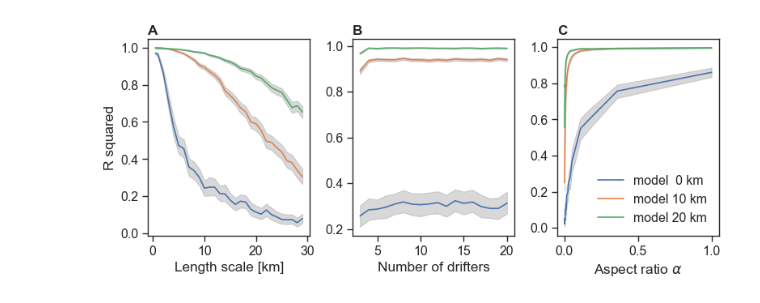
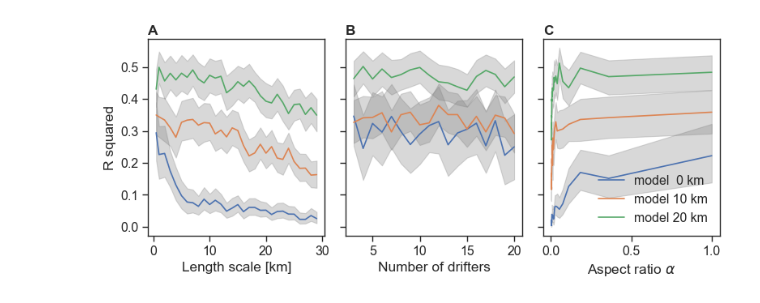
Before and after one commit to sessink/velocity_gradients, a Jupyter notebook: src/ipynb/plot_sensitivity.ipynb, the cells around one changed output. Saved outputs shown, nothing was run; the diff lists cells and outputs as text; code cells hidden in the pictures.

```diff
--- a/src/ipynb/plot_sensitivity.ipynb
+++ b/src/ipynb/plot_sensitivity.ipynb
@@ -31,41 +28,41 @@ lengthfile = data_path+'psom/sensitivity_length.feather'
 numberfile = data_path+'psom/sensitivity_number.feather'
 aspectfile = data_path+'psom/sensitivity_aspect.feather'
 # %%
-f,ax = plt.subplots(1,3,sharey=False)
+f,ax = plt.subplots(1,3,sharey=True)
 
 # dat = read_feather(snakemake.input[0])
 dat = read_feather(lengthfile)
 for filt in dat['filter'].unique():
     temp = dat[dat['filter']==filt]
     ax[0].fill_between(temp.index, temp.ci_low, temp.ci_high, color='grey', alpha=.3)
-    ax[0].plot(temp.index, temp.error, label=f'model {filt:02d}km')
+    ax[0].plot(temp.index, temp.error1, label=f'model {filt:02d}km')
 # ax[0].legend()
 ax[0].set_xlabel('Length scale [km]')
 ax[0].set_ylabel(r'R squared')
 
 # dat = read_feather(snakemake.input[1])
 dat = read_feather(numberfile)
 for filt in dat['filter'].unique():
     temp = dat[dat['filter']==filt]
     ax[1].fill_between(temp.index, temp.ci_low, temp.ci_high, color='grey', alpha=.3)
-    ax[1].plot(temp.index, temp.error, label=f'model {filt:02d}km')
+    ax[1].plot(temp.index, temp.error1, label=f'model {filt:02d}km')
 # ax[1].legend()
 ax[1].set_xlabel('Number of drifters')
 
 # dat = read_feather(snakemake.input[2])
 dat = read_feather(aspectfile)
 for filt in dat['filter'].unique():
     temp = dat[dat['filter']==filt]
     ax[2].fill_between(temp.index, temp.ci_low, temp.ci_high, color='grey', alpha=.3)
-    ax[2].plot(temp.index, temp.error, label=f'model {filt:2d} km')
+    ax[2].plot(temp.index, temp.error1, label=f'model {filt:2d} km')
 ax[2].legend()
 ax[2].set_xlabel(r'Aspect ratio $\alpha$')
 
 for j,axx in enumerate(ax):
     axx.annotate(chr(65+j),(0,1.02),xycoords='axes fraction',weight='bold')
 
 # plt.savefig('figures/sensitivity.pdf')
 plt.tight_layout()
 plt.show()
 # %% [output]
-[figure, old version]
+[figure, new version]
```
Also changed, not shown: parts of 1 cell of this notebook, 2 other files.
